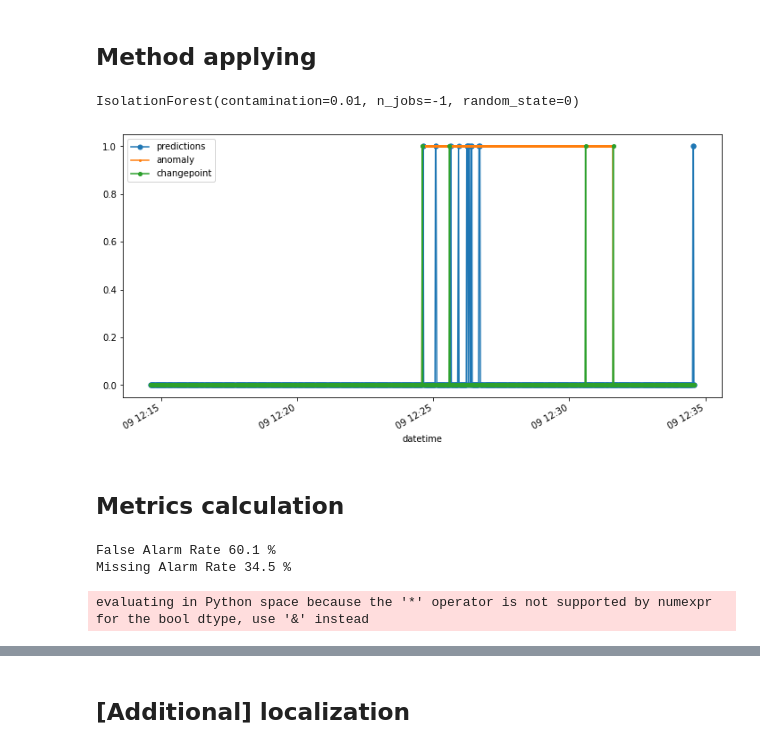
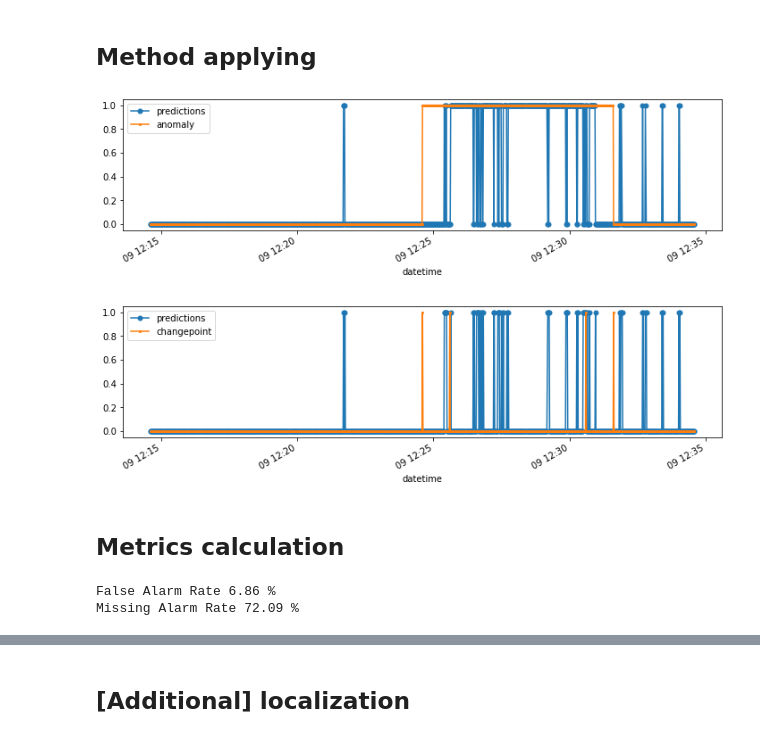
Before and after one commit to waico/SKAB, a Jupyter notebook: baselines/isolation_forest.ipynb, the cells around one changed output, grey strips where cells are left out. Cells and saved outputs as stored; diff of their text form; code cells hidden in the pictures.

```diff
--- a/experiments/isolation_forest.ipynb
+++ b/baselines/isolation_forest.ipynb
@@ -14,7 +17,7 @@ from evaluating import evaluating_change_point
 # benchmark files checking
 all_files=[]
 import os
-for root, dirs, files in os.walk("data/"):
+for root, dirs, files in os.walk("../data/"):
     for file in files:
         if file.endswith(".csv"):
              all_files.append(os.path.join(root, file))
@@ -78,49 +89,53 @@ clf = IsolationForest(random_state=0,
                       contamination=0.01)
 # %%
 # train set selection
-X_train = list_of_df[0][:'2020-03-09 12:21'].drop(['anomaly','changepoint'], axis=1)
-#TODO
-#TODO
-#TODO
-#TODO
-#TODO
-#TODO
-#TODO
-#TODO
-#TODO
+# X_train = anomaly_free_df
+# X_train = list_of_df[0][:'2020-03-09 12:21'].drop(['anomaly','changepoint'], axis=1)
+
+# classifier fitting
+# clf.fit(X_train)
-# %%
-# classifier fitting
-clf.fit(X_train)
-# %% [output]
-IsolationForest(contamination=0.01, n_jobs=-1, random_state=0)
 # %%
 # inference
-prediction = []
+predicted_outlier, predicted_cp = [], []
 for df in list_of_df:
-    prediction.append(pd.Series(clf.predict(df.drop(['anomaly','changepoint'], axis=1))*-1,
-                                index=df.index).rolling(3).median().fillna(0).replace(-1,0))
+    X_train = df[:400].drop(['anomaly','changepoint'], axis=1)
+
+    # classifier fitting
+    clf.fit(X_train)
+
+    prediction = pd.Series(clf.predict(df.drop(['anomaly','changepoint'], axis=1))*-1,
+                                index=df.index).rolling(3).median().fillna(0).replace(-1,0)
+    predicted_outlier.append(prediction)
+
+    prediction_cp = abs(prediction.diff())
+    prediction_cp[0] = prediction[0]
+    predicted_cp.append(prediction_cp)
 # %%
 # true outlier indices selection
 true_outlier = [df.anomaly for df in list_of_df]
 
-# true changepoint indices selection
-true_cp = [df.changepoint for df in list_of_df]
-
-prediction[0].plot(figsize=(12,6), label='predictions', marker='o', markersize=5)
+predicted_outlier[0].plot(figsize=(12,3), label='predictions', marker='o', markersize=5)
 true_outlier[0].plot(marker='o', markersize=2)
-true_cp[0].plot(marker='o', markersize=4)
 plt.legend();
 # %% [output]
-[figure, old version]
+[figure, new version]
+# %%
+# true changepoint indices selection
+true_cp = [df.changepoint for df in list_of_df]
+
+predicted_cp[0].plot(figsize=(12,3), label='predictions', marker='o', markersize=5)
+true_cp[0].plot(marker='o', markersize=2)
+plt.legend();
+# %% [output]
+[figure, added]
 # %% [markdown]
 ## Metrics calculation
 # %%
 # binary classification metrics calculation
-binary = evaluating_change_point(true_outlier, prediction, metric='binary', numenta_time='30 sec')
+binary = evaluating_change_point(true_outlier, predicted_outlier, metric='binary', numenta_time='30 sec')
 # %% [output]
-False Alarm Rate 60.1 %
-Missing Alarm Rate 34.5 %
+False Alarm Rate 6.86 %
+Missing Alarm Rate 72.09 %
-evaluating in Python space because the '*' operator is not supported by numexpr for the bool dtype, use '&' instead
 # %%
 # average detection delay metric calculation
 # Missing values means a number of not detected changepoints
```
Also changed, not shown: parts of 7 cells of this notebook, 16 other files.
